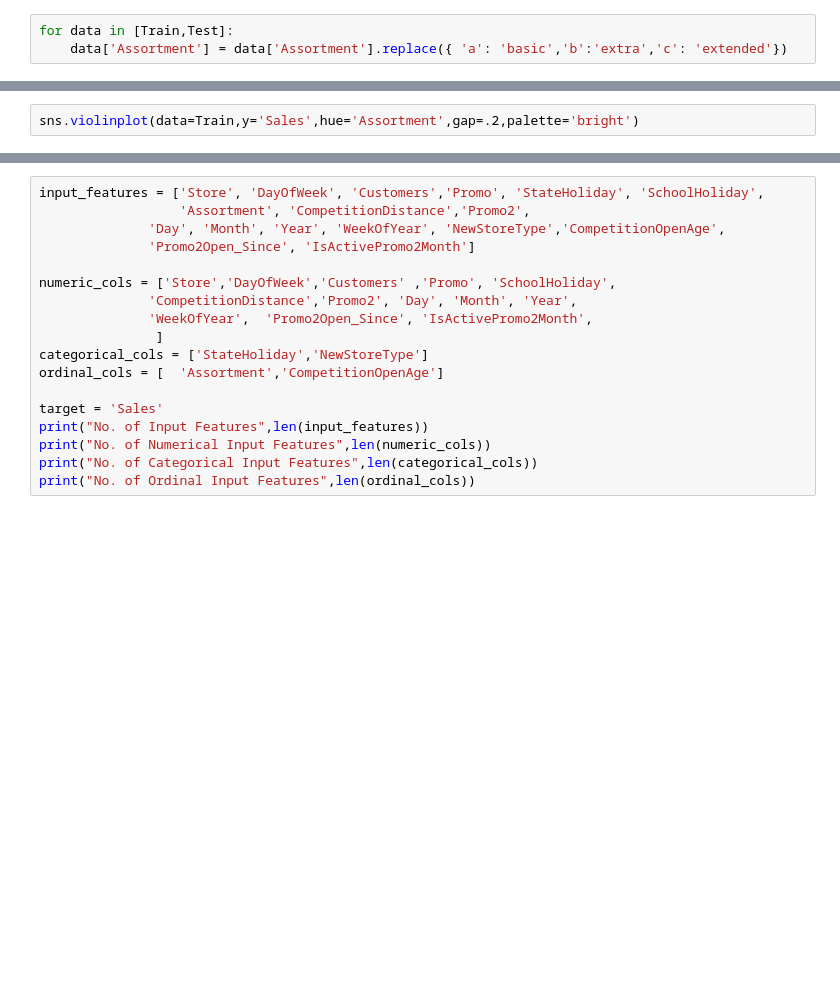
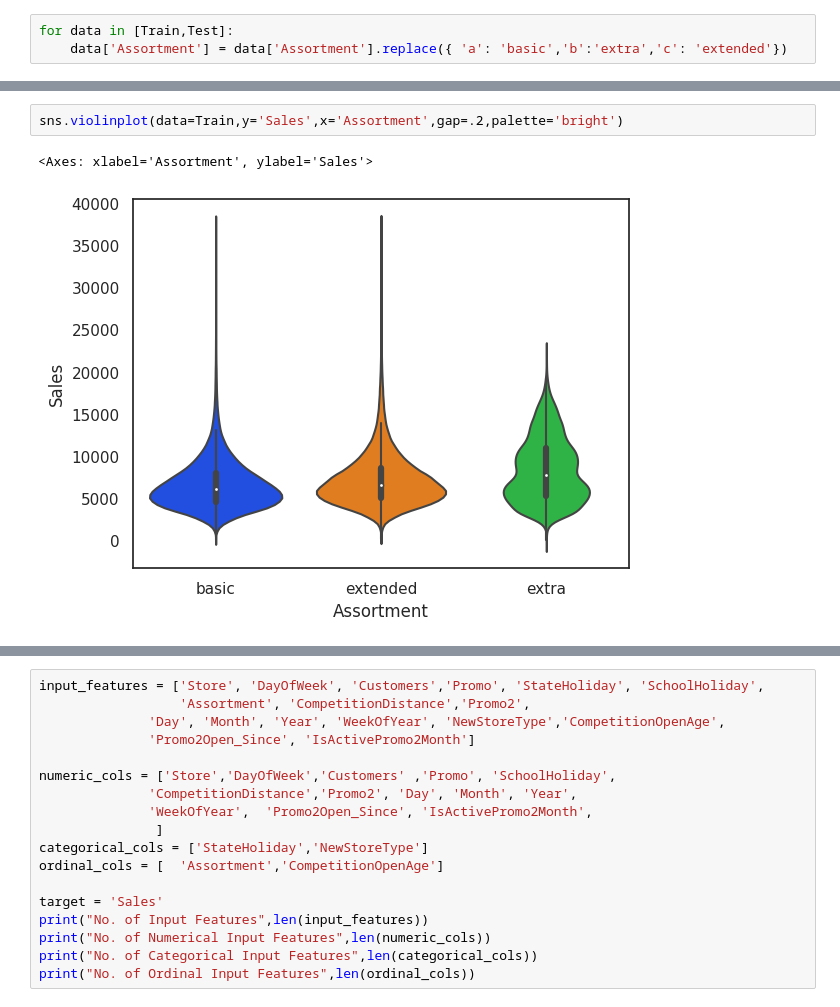
Before and after one commit to akesh-0909/Sales-Analysis-and-forecasting, a Jupyter notebook: main.ipynb, the cells around one changed output, grey strips where cells are left out. Cells and saved outputs as stored; diff of their text form; blank space fills up the shorter version.

```diff
--- a/main.ipynb
+++ b/main.ipynb
@@ -611,4 +686,7 @@ Train[['Assortment','Sales']].groupby('Assortment').agg(['mean','count'])
 # %%
-sns.violinplot(data=Train,y='Sales',hue='Assortment',gap=.2,palette='bright')
+sns.violinplot(data=Train,y='Sales',x='Assortment',gap=.2,palette='bright')
+# %% [output]
+<Axes: xlabel='Assortment', ylabel='Sales'>
+[figure, added]
 # %%
 Train["Assortment"].value_counts()
```
Also changed, not shown: parts of 39 cells of this notebook.
